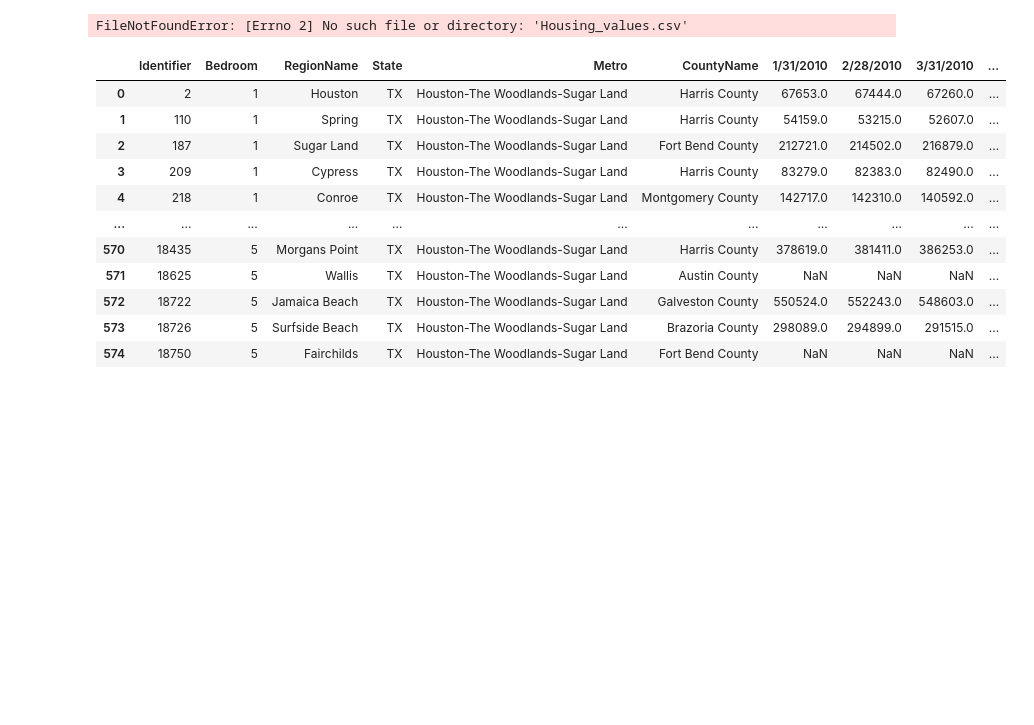
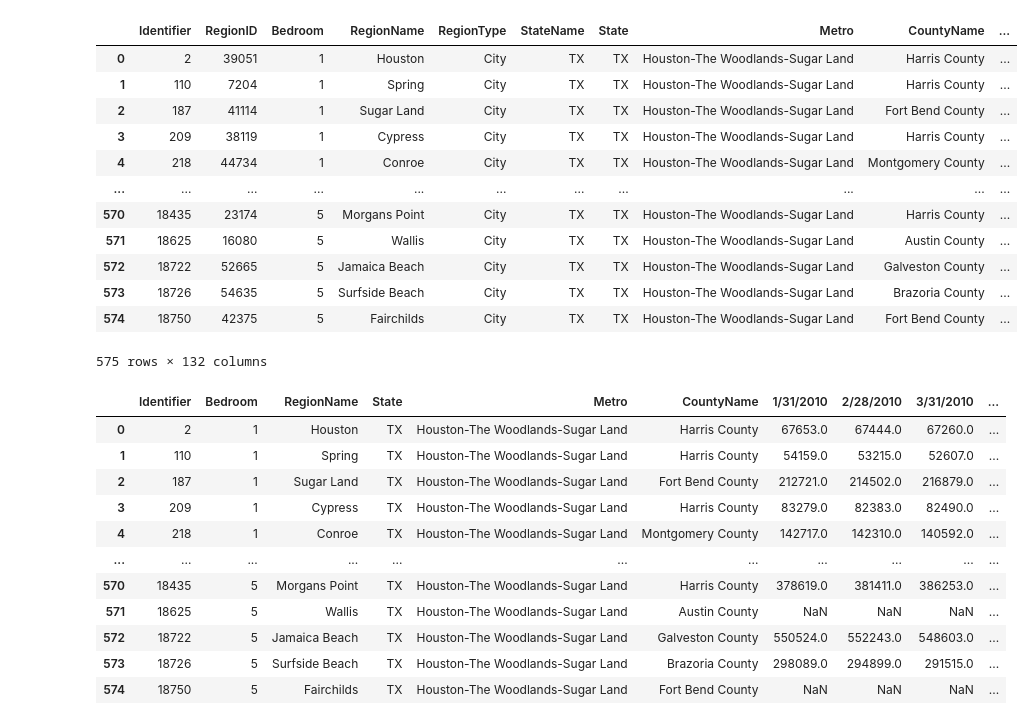
Before and after one commit to jexiamaris/project2, a Jupyter notebook: data/cleaning_data.ipynb, the cells around one changed output. Drawn from its saved outputs; the diff is of its cells as text; code cells hidden in the pictures; blank space fills up the shorter version.

Commit message:
working on data

```diff
--- a/data/cleaning_data.ipynb
+++ b/data/cleaning_data.ipynb
@@ -6,11 +6,23 @@ import numpy as np
 from pathlib import Path
 # %%
 # Load data
-housing_data = pd.read_csv(Path("Housing_values.csv"))
+housing_data = pd.read_csv(Path("../data/raw_data/Housing_values.csv"))
 housing_df = pd.DataFrame(housing_data)
 housing_df
 # %% [output]
+|  | Identifier | RegionID | Bedroom | RegionName | RegionType | StateName | State | Metro | CountyName | ... |
+| 0 | 2 | 39051 | 1 | Houston | City | TX | TX | Houston-The Woodlands-Sugar Land | Harris County | ... |
+| 1 | 110 | 7204 | 1 | Spring | City | TX | TX | Houston-The Woodlands-Sugar Land | Harris County | ... |
+| 2 | 187 | 41114 | 1 | Sugar Land | City | TX | TX | Houston-The Woodlands-Sugar Land | Fort Bend County | ... |
+| 3 | 209 | 38119 | 1 | Cypress | City | TX | TX | Houston-The Woodlands-Sugar Land | Harris County | ... |
+| 4 | 218 | 44734 | 1 | Conroe | City | TX | TX | Houston-The Woodlands-Sugar Land | Montgomery County | ... |
+| ... | ... | ... | ... | ... | ... | ... | ... | ... | ... | ... |
+| 570 | 18435 | 23174 | 5 | Morgans Point | City | TX | TX | Houston-The Woodlands-Sugar Land | Harris County | ... |
+| 571 | 18625 | 16080 | 5 | Wallis | City | TX | TX | Houston-The Woodlands-Sugar Land | Austin County | ... |
+| 572 | 18722 | 52665 | 5 | Jamaica Beach | City | TX | TX | Houston-The Woodlands-Sugar Land | Galveston County | ... |
+| 573 | 18726 | 54635 | 5 | Surfside Beach | City | TX | TX | Houston-The Woodlands-Sugar Land | Brazoria County | ... |
+| 574 | 18750 | 42375 | 5 | Fairchilds | City | TX | TX | Houston-The Woodlands-Sugar Land | Fort Bend County | ... |
-FileNotFoundError: [Errno 2] No such file or directory: 'Housing_values.csv'
+575 rows × 132 columns
 # %%
 housing_df= housing_df.drop(columns=["RegionID", "RegionType", "StateName"])
 housing_df
```
Also changed, not shown: parts of 3 cells of this notebook, 4 other files.
